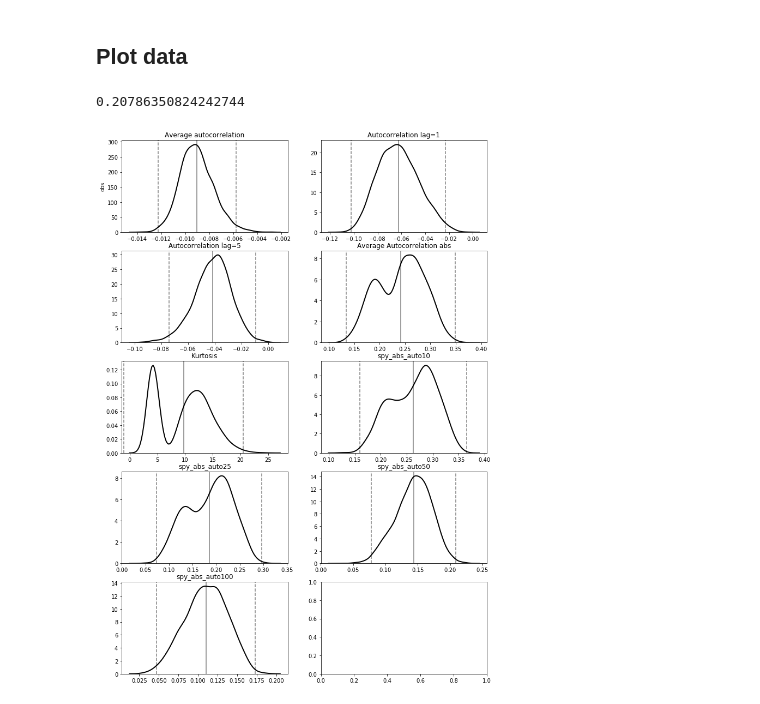
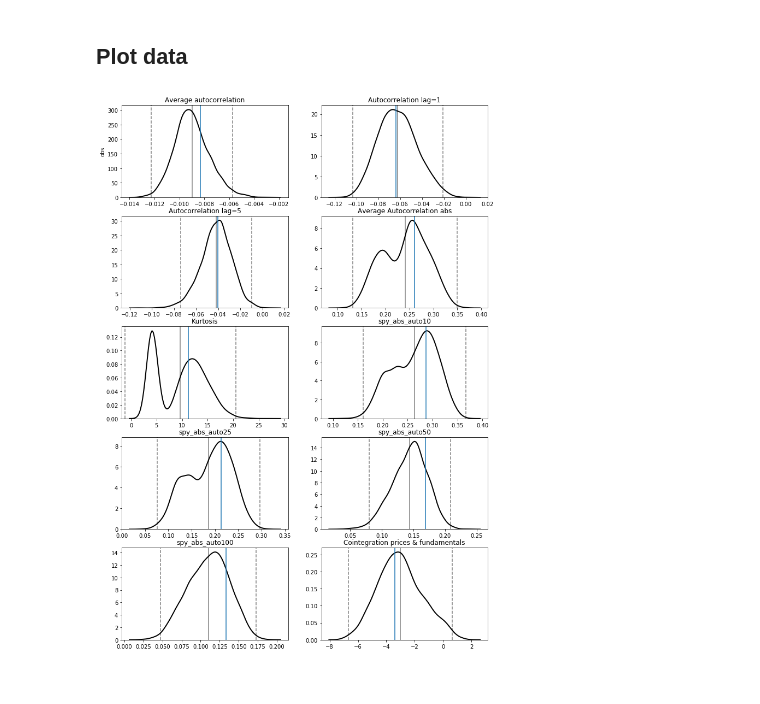
Before and after one commit to joerischasfoort/sim-fin-abm, a Jupyter notebook: bootstrapped_moments_sp500.ipynb, the cells around one changed output. Cells and saved outputs as stored; diff of their text form; code cells hidden in the pictures.

Commit message:
change_bootstrap_moments

```diff
--- a/bootstrapped_moments_sp500.ipynb
+++ b/bootstrapped_moments_sp500.ipynb
@@ -226,7 +215,7 @@ for x in range(0, len(fundamental_returns[:-3]), shiller_block_size):
 # %%
 # draw 5000 random series
 bootstrapped_shiller_series = []
-for i in range(20):
+for i in range(5000):
     #print(i)
     # first sample the data
     sim_data = [random.choice(shiller_data_blocks) for _ in shiller_data_blocks] # choose a random set of blocks
@@ -289,6 +270,11 @@ for rets in bootstrapped_long_series:
     spy_abs_auto100.append(rets.abs().autocorr(lag=100))
 # %% [markdown]
 For deviations from fundamentals, I use the AFD t-score to test for mean-reversion in the relationship between fundamentals and the price.
+# %%
+cointegrations = []
+
+for sers in bootstrapped_shiller_series:
+    cointegrations.append(cointegr(sers[0], sers[1])[0])
 # %% [markdown]
 ## Plot data
 # %%
@@ -301,10 +287,6 @@ def confidence_interval(sample):
     margin_of_error = z_critical * stdev
     confidence_interval = (mean - margin_of_error, mean + margin_of_error)
     return confidence_interval
-# %%
-pd.Series(bootstrapped_small_series[5]).abs().autocorr(lag=10)
-# %% [output]
-0.20786350824242744
 # %%
 fig, ((ax1, ax2), (ax3, ax4) , (ax5, ax6) , (ax7, ax8), (ax9, ax10)) = plt.subplots(5, 2, figsize=(12,18))
 
@@ -318,6 +300,7 @@ for xc in confidence_interval(first_order_autocors):
     ax1.axvline(x=xc, color='k', linestyle ='dashed', alpha=0.5)
 
 ax1.axvline(x=np.mean(first_order_autocors), color='k', alpha=0.5)
+ax1.axvline(x=autocorrelation_returns(spy_nom_returns, 25))
 
 ax1.set_ylabel('obs')
 ax1.set_title('Average autocorrelation')
@@ -333,6 +316,7 @@ for xc in confidence_interval(autocors1):
     ax2.axvline(x=xc, color='k', linestyle ='dashed', alpha=0.5)
 
 ax2.axvline(x=np.mean(autocors1), color='k', alpha=0.5)
+ax2.axvline(x=spy_nom_returns.autocorr(lag=1))
 
 # 3 autocorr lag 1
 sns.distplot(autocors5, hist=False, kde=True,
@@ -345,6 +329,7 @@ for xc in confidence_interval(autocors5):
     ax3.axvline(x=xc, color='k', linestyle ='dashed', alpha=0.5)
 
 ax3.axvline(x=np.mean(autocors5), color='k', alpha=0.5)
+ax3.axvline(x=spy_nom_returns.autocorr(lag=5))
 
 # 4 mean abs autocor
 sns.distplot(mean_abs_autocor, hist=False, kde=True,
@@ -356,6 +341,8 @@ for xc in confidence_interval(mean_abs_autocor):
     ax4.axvline(x=xc, color='k', linestyle ='dashed', alpha=0.5)
 
 ax4.axvline(x=np.mean(mean_abs_autocor), color='k', alpha=0.5)
+ax4.axvline(x=autocorrelation_abs_returns(spy_nom_returns, 25))
+
 ax4.set_title('Average Autocorrelation abs')
 
 # 5 kurtosis
@@ -368,6 +355,8 @@ for xc in confidence_interval(kurtoses):
     ax5.axvline(x=xc, color='k', linestyle ='dashed', alpha=0.5)
 
 ax5.axvline(x=np.mean(kurtoses), color='k', alpha=0.5)
+ax5.axvline(x=kurtosis(spy_nom_returns))
+
 ax5.set_title('Kurtosis')
 
 # 6 AC abs long 10
@@ -380,6 +369,8 @@ for xc in confidence_interval(spy_abs_auto10):
     ax6.axvline(x=xc, color='k', linestyle ='dashed', alpha=0.5)
 
 ax6.axvline(x=np.mean(spy_abs_auto10), color='k', alpha=0.5)
+ax6.axvline(x=spy_nom_returns.abs().autocorr(lag=10))
+
 ax6.set_title('spy_abs_auto10')
 
 # 7 AC abs long 25
@@ -391,31 +382,50 @@ for xc in confidence_interval(spy_abs_auto25):
     ax7.axvline(x=xc, color='k', linestyle ='dashed', alpha=0.5)
 
 ax7.axvline(x=np.mean(spy_abs_auto25), color='k', alpha=0.5)
+ax7.axvline(x=spy_nom_returns.abs().autocorr(lag=25))
+
 ax7.set_title('spy_abs_auto25')
 
 # 8 AC abs long 50
 sns.distplot(spy_abs_auto50, hist=False, kde=True,
              bins=int(180/5), color = 'black',
              hist_kws={'edgecolor':'black'},
              kde_kws={'linewidth': 2}, ax=ax8)
 
 for xc in confidence_interval(spy_abs_auto50):
     ax8.axvline(x=xc, color='k', linestyle ='dashed', alpha=0.5)
 
 ax8.axvline(x=np.mean(spy_abs_auto50), color='k', alpha=0.5)
+ax8.axvline(x=spy_nom_returns.abs().autocorr(lag=50))
+
 ax8.set_title('spy_abs_auto50')
 
 # 9 AC abs long 100
 sns.distplot(spy_abs_auto100, hist=False, kde=True, color = 'black',
              hist_kws={'edgecolor':'black'},
              kde_kws={'linewidth': 2}, ax=ax9)
 
 for xc in confidence_interval(spy_abs_auto100):
     ax9.axvline(x=xc, color='k', linestyle ='dashed', alpha=0.5)
 
 ax9.axvline(x=np.mean(spy_abs_auto100), color='k', alpha=0.5)
+ax9.axvline(x=spy_nom_returns.abs().autocorr(lag=100))
+
 ax9.set_title('spy_abs_auto100')
 
+# 10 Deviation from fundamentals
+sns.distplot(cointegrations, hist=False, kde=True, color = 'black',
+             hist_kws={'edgecolor':'black'},
+             kde_kws={'linewidth': 2}, ax=ax10)
+
+for xc in confidence_interval(cointegrations):
+    ax10.axvline(x=xc, color='k', linestyle ='dashed', alpha=0.5)
+
+ax10.axvline(x=np.mean(cointegrations), color='k', alpha=0.5)
+ax10.axvline(x=cointegr(fundamental_values, real_prices)[0])
+
+ax10.set_title('Cointegration prices & fundamentals')
+
 fig.savefig('moments.png')
 # %% [output]
-[figure, old version]
+[figure, new version]
```
Also changed, not shown: parts of 18 cells of this notebook, 1 other file.
